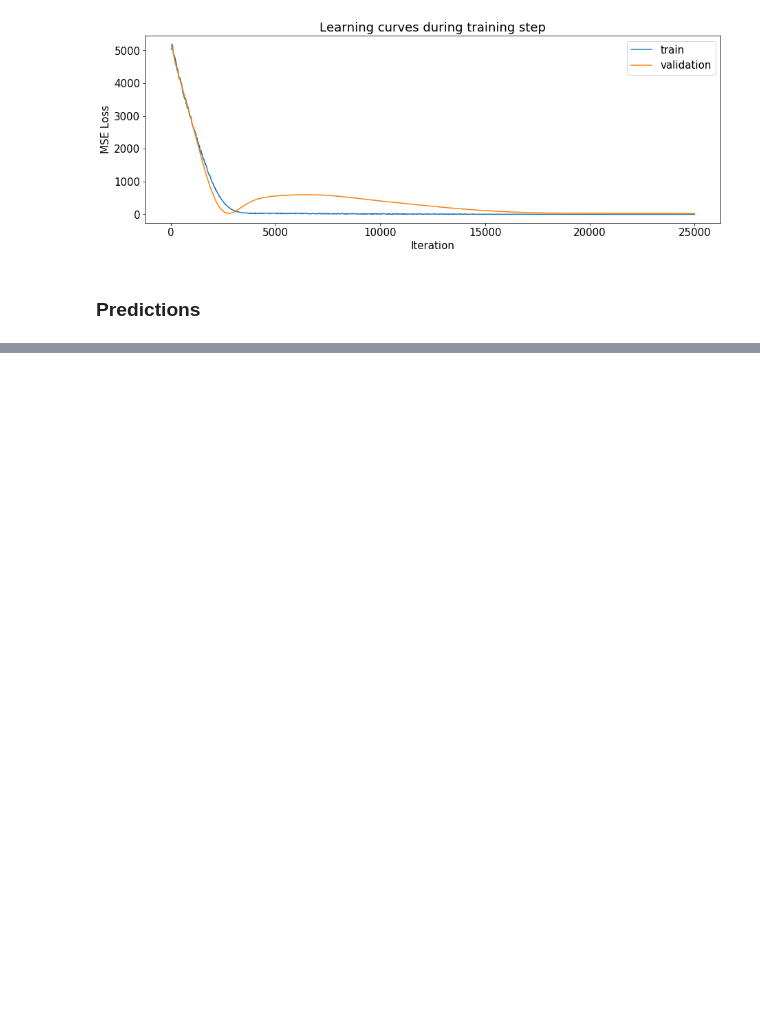
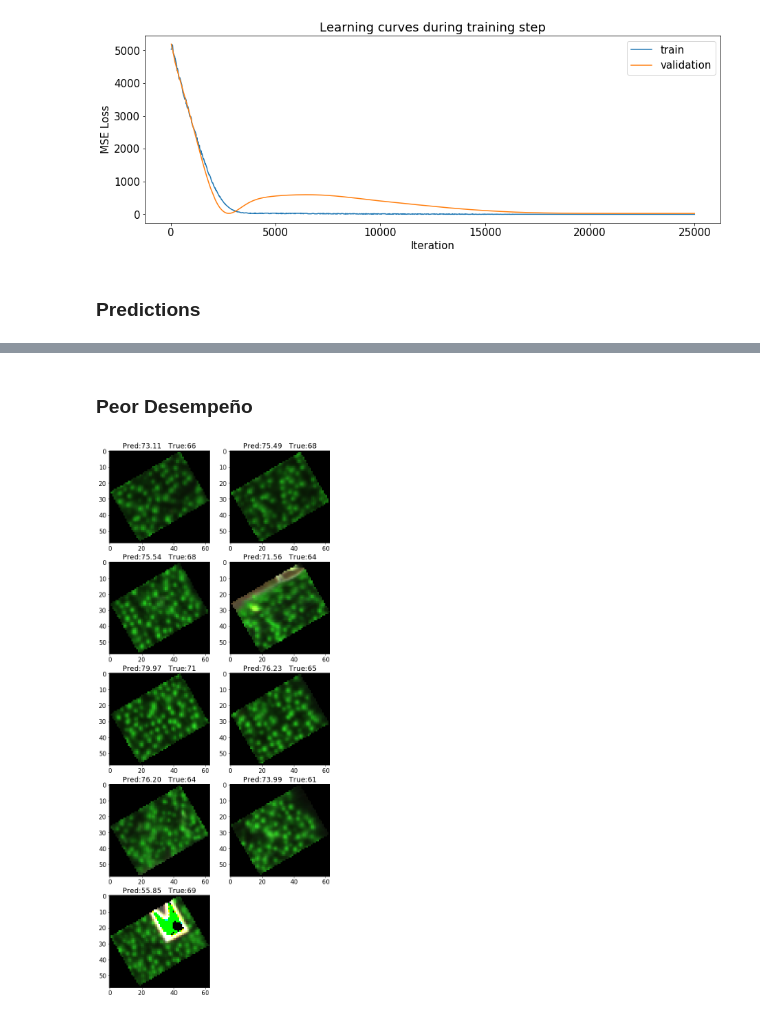
Before and after one commit to dirodriguezm/AraucoNursery, a Jupyter notebook: test_model/Visualization.ipynb, the cells around one changed output, grey strips where cells are left out. Saved outputs shown, nothing was run; the diff lists cells and outputs as text; code cells hidden in the pictures; blank space fills up the shorter version.

```diff
--- a/test_model/Visualization.ipynb
+++ b/test_model/Visualization.ipynb
@@ -76,0 +80,14 @@ plt.show()
+# %% [markdown]
+### Peor Desempeño
+# %%
+fig = plt.figure(figsize=(10,25))
+count = 1
+n_objects = 10
+for y_p, y_t, im in zip(y_pred_sorted[-n_objects:-1], y_true_sorted[-n_objects:-1], x_sorted[-n_objects:-1]):
+    fig.add_subplot(5,2,count)
+    plt.imshow(im)
+    plt.title(r'Pred:{0:.2f}   True:{1}'.format(round(y_p, 2), y_t))
+    count+=1
+plt.show()
+# %% [output]
+[figure, added]
```
Also changed, not shown: parts of 7 cells of this notebook.
